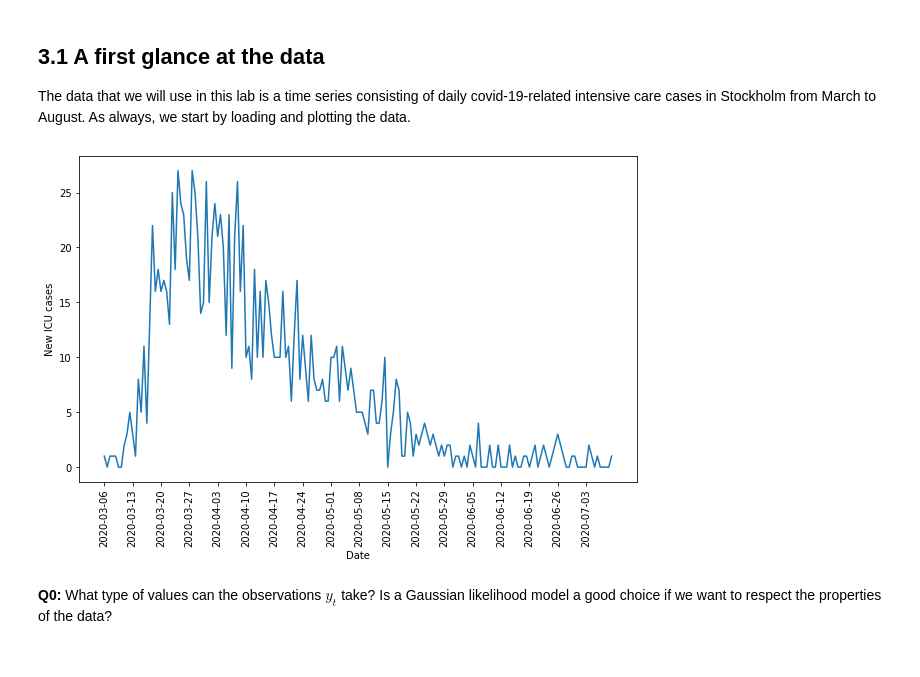
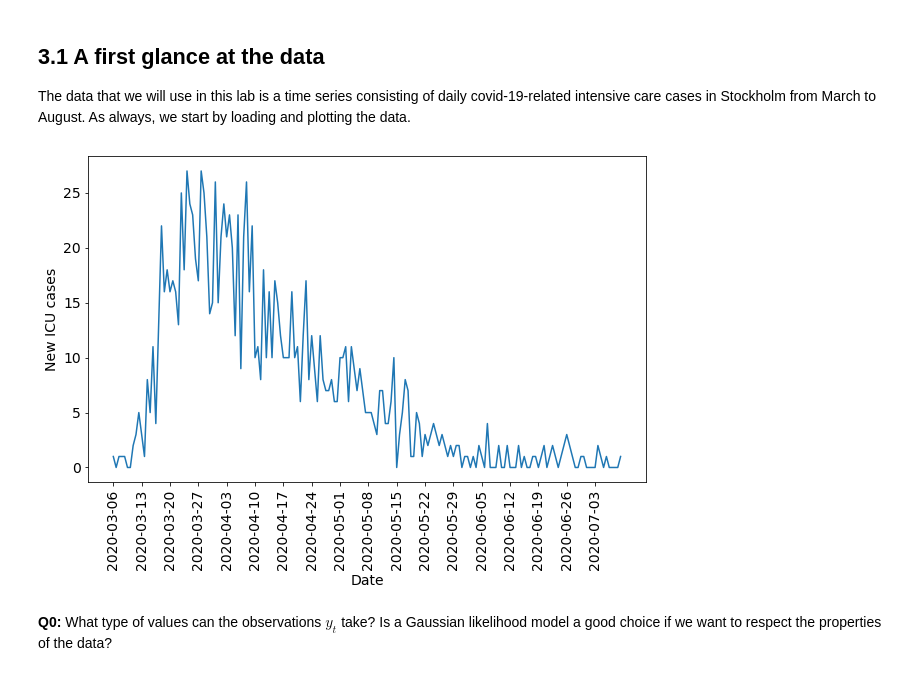
Before and after one commit to jrakhshanda/Bayesian-Methods, a Jupyter notebook: tssl_lab3.ipynb, the cells around one changed output. Cells and saved outputs as stored; diff of their text form; code cells hidden in the pictures.

```diff
--- a/tssl_lab3.ipynb
+++ b/tssl_lab3.ipynb
@@ -23,17 +24,19 @@ plt.rcParams["figure.figsize"] = (10,6)  # Increase default size of plots
 ## 3.1 A first glance at the data
 The data that we will use in this lab is a time series consisting of daily covid-19-related intensive care cases in Stockholm from March to August. As always, we start by loading and plotting the data.
 # %%
+plt.rcParams["figure.figsize"] = (10,6)
+plt.rcParams.update({'font.size': 14})
 data=pandas.read_csv('SIR_Stockholm.csv',header=0)
 y = data['ICU'].values
 u = data['Date'].values
-ndata = len(y_sthlm)
+ndata = len(y)
 plt.plot(u,y)
 plt.xticks(range(0, ndata, 10), u[::7], rotation = 90)  # Show only one tick per week for clarity
 plt.xlabel('Date')
 plt.ylabel('New ICU cases')
 plt.show()
 # %% [output]
-[figure, old version]
+[figure, new version]
 # %% [markdown]
 **Q0:** What type of values can the observations $y_t$ take? Is a Gaussian likelihood model a good choice if we want to respect the properties of the data?
 # %% [markdown]
```
Also changed, not shown: parts of 20 cells of this notebook.
